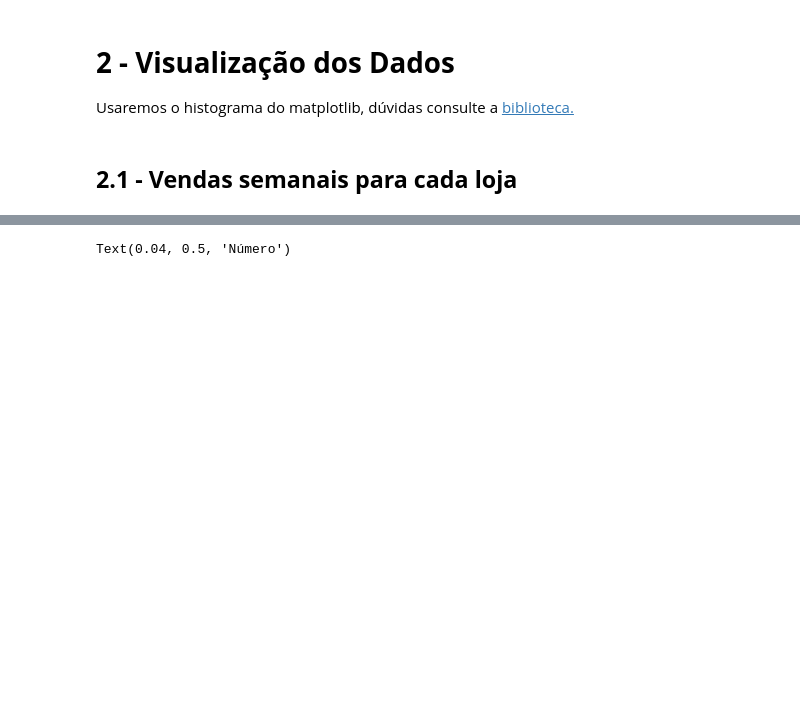
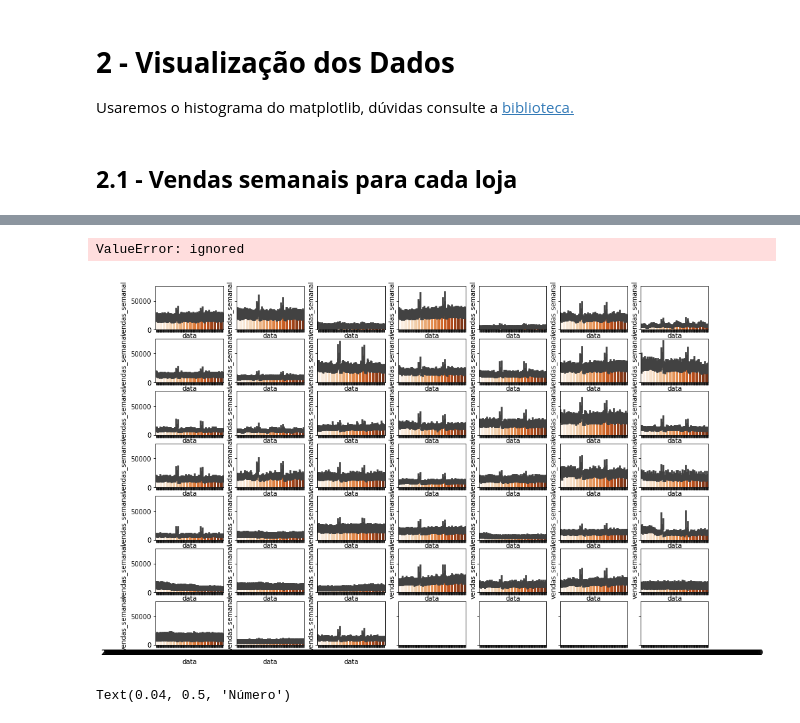
Before and after one commit to SamuelSousaFerreira/Analise-de-lojas-de-varejo, a Jupyter notebook: Análise_de_varejo.ipynb, the cells around one changed output, grey strips where cells are left out. Drawn from its saved outputs; the diff is of its cells as text; code cells hidden in the pictures; blank space fills up the shorter version.

```diff
--- a/Análise_de_varejo.ipynb
+++ b/Análise_de_varejo.ipynb
@@ -284,3 +311,18 @@ ax.set_ylim(1,1e3)
+# %%
+fig, eixo = plt.subplots(7, 7, sharex=True, sharey=True,figsize=(15,10))
+s = 1
+for i in range(0,7):
+    for j in range(0,7):
+      a = vendas[vendas['loja'] == s]
+      sns.barplot(x='data',y='vendas_semanal', data=a, palette='Oranges', ax=eixo[i,j])
+
+      s += 1
+
+fig.text(0.5, 0.04, 'Vendas Semanais', ha='center')
+fig.text(0.04, 0.5, 'Número', va='center', rotation='vertical')
+# %% [output]
+ValueError: ignored
+[figure, added]
 # %%
 fig, eixo = plt.subplots(7, 7, sharex=True, sharey=True,figsize=(15,10))
 s = 1
```
Also changed, not shown: parts of 18 cells of this notebook.
